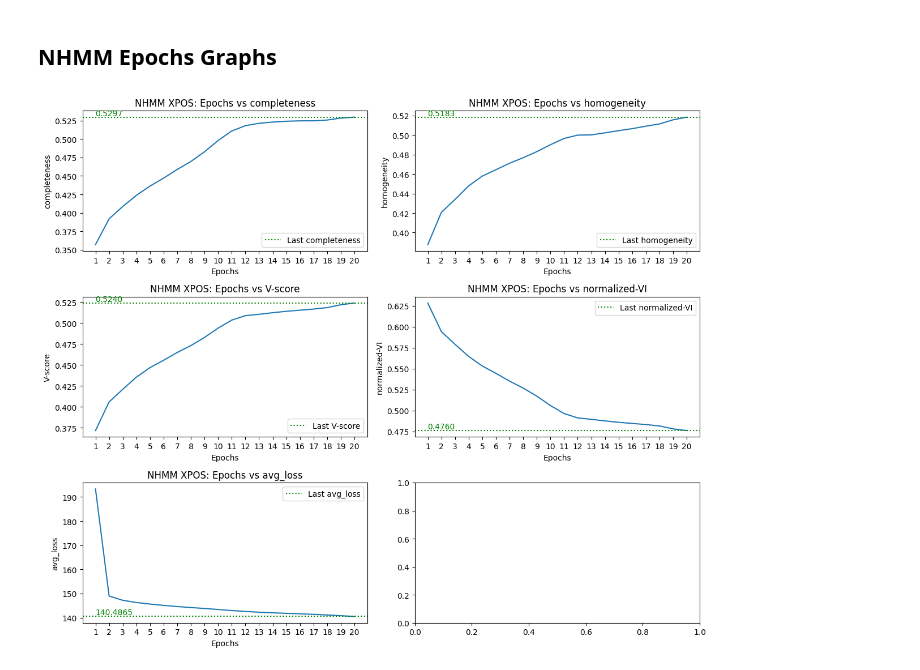
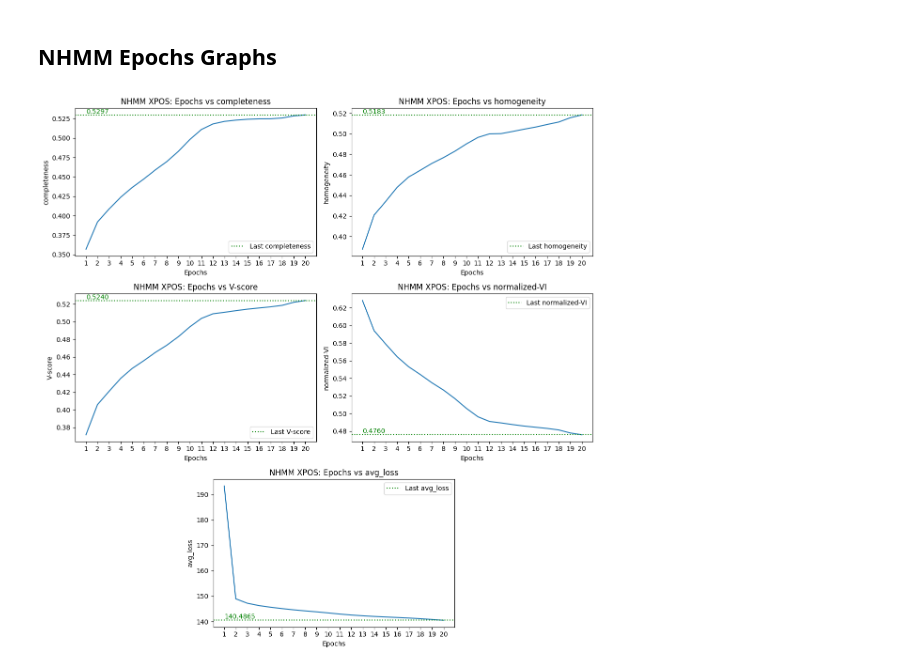
Before and after one commit to amoghvk21/NLP-assignment-3, a Jupyter notebook: skeleton_code/results_parser.ipynb, the cells around one changed output. Saved outputs shown, nothing was run; the diff lists cells and outputs as text; code cells hidden in the pictures.

```diff
--- a/skeleton_code/results_parser.ipynb
+++ b/skeleton_code/results_parser.ipynb
@@ -1018,41 +1018,60 @@ import matplotlib.pyplot as plt
 
 TAG = "xpos"
 FILE_PREFIX = f"nhmm-{TAG}"
-FIELDS = ["completeness", "homogeneity", "V-score", "normalized-VI","avg_loss"]
+FIELDS = ["completeness", "homogeneity", "V-score", "normalized-VI", "avg_loss"]
 
+# Load your data
 all_results = pd.read_csv(f"./output/{FILE_PREFIX}/nhmm_results_20.csv")
 
-fig, axes = plt.subplots(nrows=3, ncols=2, figsize=(12, 10))
+# Create figure with extra height for the legend/titles
+fig, axes = plt.subplots(nrows=3, ncols=2, figsize=(12, 12))
 axes = axes.flatten()
 
 for i, FIELD in enumerate(FIELDS):
-
     ax = axes[i]
 
     last_value = all_results[FIELD].iloc[-1]
 
     ax.plot(all_results["epoch"], all_results[FIELD])
     ax.set_xticks(all_results["epoch"].unique())
 
     ax.axhline(
         y=last_value,
         color='g',
         linestyle=':',
         label=f'Last {FIELD}'
     )
 
     ax.text(
         all_results["epoch"].min(), last_value,
         f"{last_value:.4f}",
         va='bottom', ha='left', color='g'
     )
 
     ax.set_title(f"NHMM {TAG.upper()}: Epochs vs {FIELD}")
     ax.set_xlabel("Epochs")
     ax.set_ylabel(f"{FIELD}")
     ax.legend()
 
+# 1. Hide the empty 6th plot
+axes[5].set_visible(False)
+
+# 2. Run tight_layout FIRST to fix spacing for the top 4 graphs
 plt.tight_layout()
+
+# 3. Manually center the 5th graph (index 4)
+# Get the positions of the left (4) and right (5) slots in the bottom row
+box_4 = axes[4].get_position()
+box_5 = axes[5].get_position()
+
+# Calculate the center of the entire row
+# (Start of left box + End of right box) / 2
+row_center_x = (box_4.x0 + box_5.x1) / 2
+new_left_x = row_center_x - (box_4.width / 2)
+
+# Move the 5th graph to the new calculated position
+axes[4].set_position([new_left_x, box_4.y0, box_4.width, box_4.height])
+
 plt.show()
 # %% [output]
-[figure, old version]
+[figure, new version]
```
Also changed, not shown: 8 other files.
